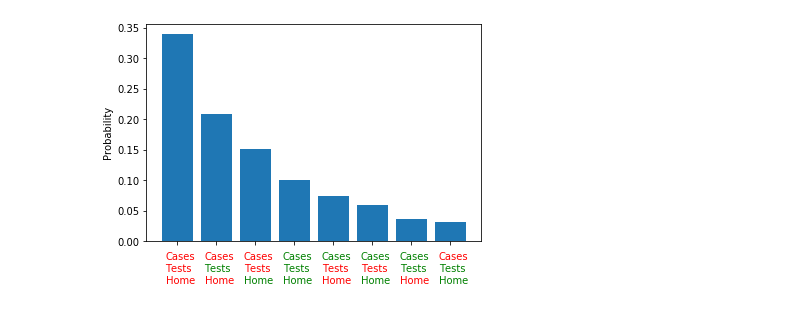
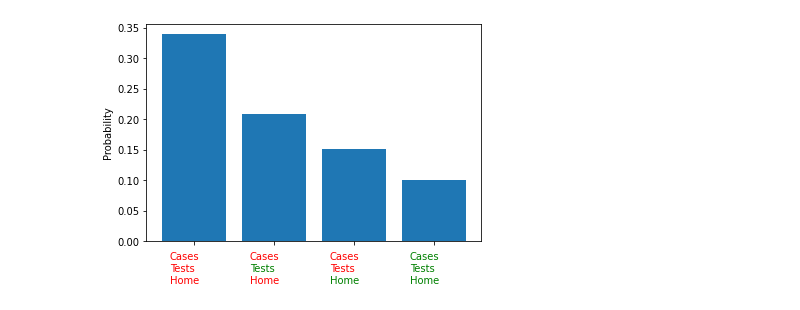
Before and after one commit to Quantum-Ducks/QuBayes, a Jupyter notebook: make_nice_plots.ipynb, the cells around one changed output. Cells and saved outputs as stored; diff of their text form; code cells hidden in the pictures.

Commit message:
updated histogram code to be able to make histogram of n most likely states, and generalized for models with more than three nodes

```diff
--- a/make_nice_plots.ipynb
+++ b/make_nice_plots.ipynb
@@ -5,63 +16,82 @@ import matplotlib.pyplot as plt
 results = {'000': 2783, '001': 1240, '100': 603, '111': 815, '110': 294, '010': 1712, '101': 485, '011': 260}
 
 results_maxtomin = {'000': 2783, '010': 1712, '001': 1240, '111': 815, '100': 603, '101': 485, '110': 294, '011': 260}
+
+graph = {'StayAtHome': ([], [0.645, 0.355]), 'Testing': ([], [0.62, 0.38]), 'Cases': (['StayAtHome', 'Testing'], [0.8181818181818182, 0.18181818181818182, 0.8412698412698413, 0.15873015873015872, 0.7068965517241379, 0.29310344827586204, 0.23076923076923078, 0.7692307692307693])}
 # %%
-def determine_color(Cstate, Bstate, Astate):
-    if Cstate == '0':
-        Ccolor='red'
-    elif Cstate=='1':
-        Ccolor='green'
-    if Bstate == '0':
-        Bcolor='red'
-    elif Bstate=='1':
-        Bcolor='green'
-    if Astate == '0':
-        Acolor='red'
-    elif Astate=='1':
-        Acolor='green'
-    return [Ccolor, Bcolor, Acolor]
+def determine_color(state):
+    if state == '0':
+        color='red'
+    elif state=='1':
+        color='green'
+    elif state=='2':
+        color='forestgreen'
+    elif state=='3':
+        color='darkgreen'
+    return color
 
 def make_counts_hist(counts_results):
     probabilities = np.array([counts_results[k] for k in counts_results]) / sum(counts_results.values())
     print(probabilities)
     plt.bar(list(counts_results.keys()), counts_results.values())
     plt.ylabel('Counts')
     plt.xticks(list(counts_results.keys()), [None])
     xpos_text = -0.3
     for key in counts_results:
         Cstate=key[0]
         Bstate=key[1]
         Astate=key[2]
         Ccolor, Bcolor, Acolor = determine_color(Cstate, Bstate, Astate)
         plt.text(xpos_text, -200,'Cases', color=Ccolor)
         plt.text(xpos_text, -400, 'Tests', color=Bcolor)
         plt.text(xpos_text, -600,'Home', color=Acolor)
         xpos_text += 1
     plt.show()
     return
 
-def make_prob_hist(counts_results):
+def make_prob_hist(counts_results, var_labels, top_n_probs='all'):
+    """
+    INPUTS: graph: dictionary of variable names and probabilities of parent nodes, conditional probabilities of
+                child nodes.
+            counts_results: dictionary from circuitgenerator where keys are multi-qubit states and values are counts
+            top_n_probs: optional. So that you can make a histogram of n most likely probabilities. Default='all'.
+                Change to integer if you only want top n
+    """
+
     probabilities = np.array([counts_results[k] for k in counts_results]) / sum(counts_results.values())
     #plt.bar(list(counts_results.keys()), probabilities)
-    plt.bar(np.arange(8), probabilities)
-    plt.ylabel('Probability')
-    #plt.yticks(probabilities)
 
-
-    plt.xticks(np.arange(8), [None])
-    xpos_text = -0.3
-    for key in counts_results:
-        Cstate=key[0]
-        Bstate=key[1]
-        Astate=key[2]
-        Ccolor, Bcolor, Acolor = determine_color(Cstate, Bstate, Astate)
-        plt.text(xpos_text, -0.03,'Cases', color=Ccolor)
-        plt.text(xpos_text, -0.05, 'Tests', color=Bcolor)
-        plt.text(xpos_text, -0.07,'Home', color=Acolor)
-        xpos_text += 1
-    plt.show()
+    if top_n_probs == 'all':
+        plt.bar(np.arange(len(counts_results)), probabilities)
+        plt.ylabel('Probability')
+        plt.xticks(np.arange(len(counts_results)), [None])
+        xpos_text = -0.3
+        for key in counts_results:
+            for i in range(len(key)):
+                state=key[i]
+                color = determine_color(state)
+                plt.text(xpos_text, -0.03-0.02*i,var_labels[i], color=color)
+            xpos_text += 1
+        plt.show()
+    else:
+        plt.bar(np.arange(top_n_probs), probabilities[0:top_n_probs])
+        plt.ylabel('Probability')
+        plt.xticks(np.arange(top_n_probs), [None])
+        xpos_text = -0.3
+        counter = 0
+        for key in counts_results:
+            if counter < top_n_probs:
+                for i in range(len(key)):
+                    state=key[i]
+                    color = determine_color(state)
+                    plt.text(xpos_text, -0.03-0.02*i,var_labels[i], color=color)
+                xpos_text += 1
+                counter += 1
+        plt.show()
     return
 
-make_prob_hist(results_maxtomin)
+var_labels = ['Cases', 'Tests', 'Home']
+
+make_prob_hist(results_maxtomin, var_labels, top_n_probs=4)
 # %% [output]
-[figure, old version]
+[figure, new version]
```
Also changed, not shown: parts of 4 cells of this notebook.
